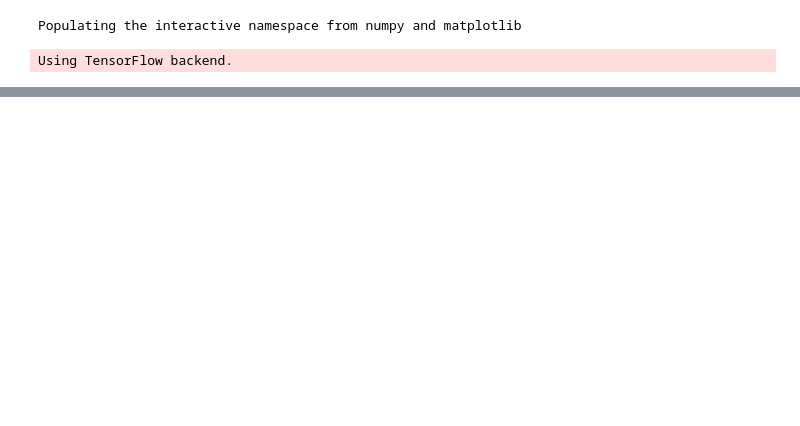
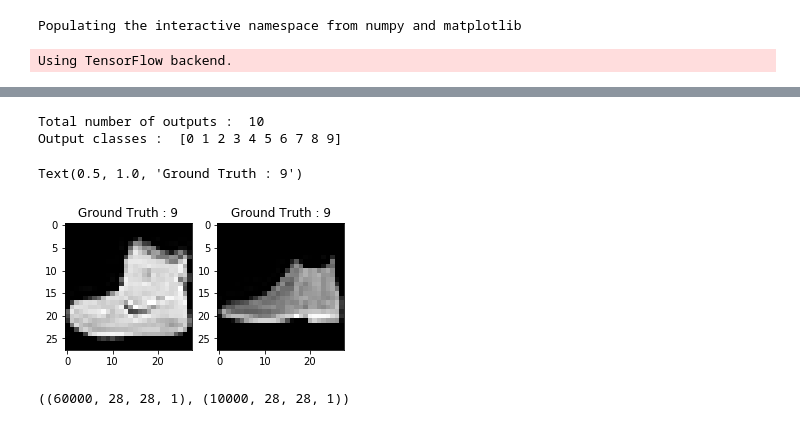
Before and after one commit to muhammed3ly/CNN-Assignment, a Jupyter notebook: CNN assignment.ipynb, the cells around one changed output, grey strips where cells are left out. Drawn from its saved outputs; the diff is of its cells as text; code cells hidden in the pictures; blank space fills up the shorter version.

```diff
--- a/CNN assignment.ipynb
+++ b/CNN assignment.ipynb
@@ -78,0 +23,29 @@ train_y, val_y = train_y[:split_size], train_y[split_size:]
+# %%
+classes = np.unique(trainY)
+nClasses = len(classes)
+print('Total number of outputs : ', nClasses)
+print('Output classes : ', classes)
+# %% [output]
+Total number of outputs :  10
+Output classes :  [0 1 2 3 4 5 6 7 8 9]
+# %%
+plt.figure(figsize=[5,5])
+
+# Display the first image in training data
+plt.subplot(121)
+plt.imshow(trainX[0,:,:], cmap='gray')
+plt.title("Ground Truth : {}".format(trainY[0]))
+
+# Display the first image in testing data
+plt.subplot(122)
+plt.imshow(testX[0,:,:], cmap='gray')
+plt.title("Ground Truth : {}".format(testY[0]))
+# %% [output]
+Text(0.5, 1.0, 'Ground Truth : 9')
+[figure, added]
+# %%
+trainX = trainX.reshape(-1, 28,28, 1)
+testX = testX.reshape(-1, 28,28, 1)
+trainX.shape, testX.shape
+# %% [output]
+((60000, 28, 28, 1), (10000, 28, 28, 1))
```
Also changed, not shown: parts of 24 cells of this notebook.
